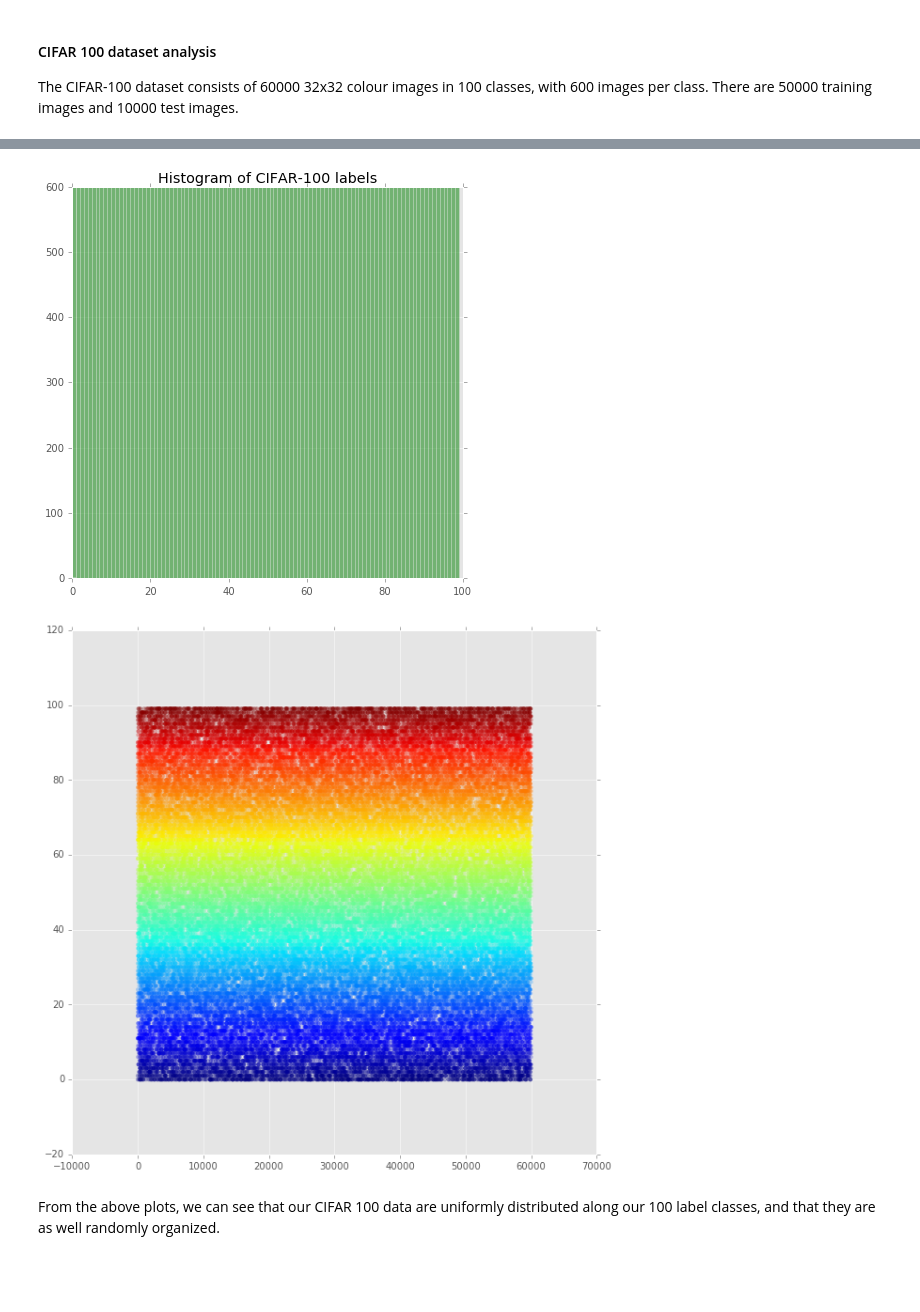
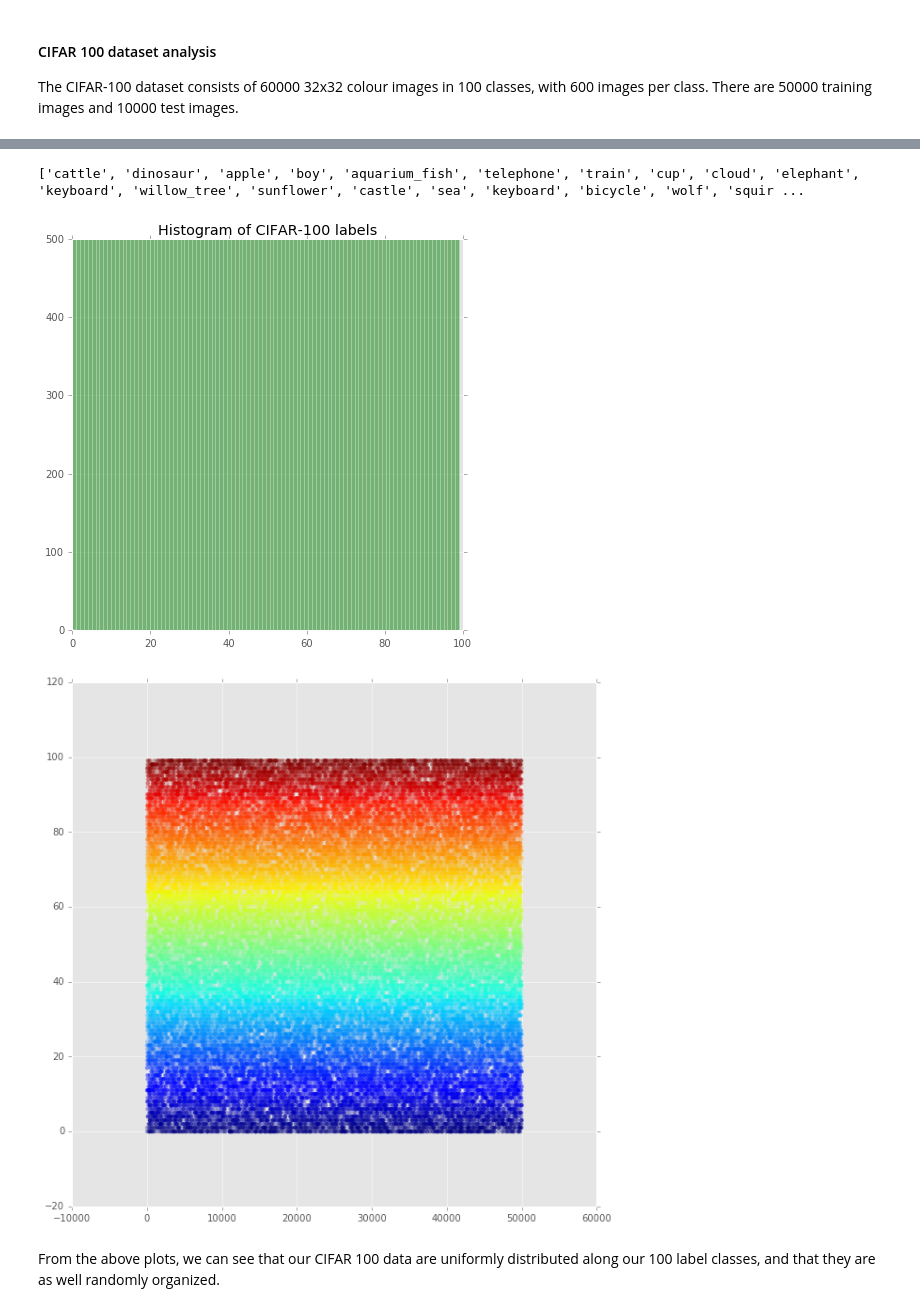
Before and after one commit to miro-ka/convnet_capstone, a Jupyter notebook: project_report.ipynb, the cells around one changed output, grey strips where cells are left out. Saved outputs shown, nothing was run; the diff lists cells and outputs as text; code cells hidden in the pictures; blank space fills up the shorter version.

```diff
--- a/project_report.ipynb
+++ b/project_report.ipynb
@@ -223,25 +223,30 @@ def load_cifar(file):
     #print "imgs_flat:", type(imgs_flat)
     #print "imgs_flat:", imgs_flat.shape
 
-    imgs = [x.reshape(3,32,32).transpose(1,2,0) for x in imgs_flat]
+    #imgs = [x.reshape(3,32,32).transpose(1,2,0) for x in imgs_flat]
     #print "imgs:", type(imgs)
     #print "imgs[]:", type(imgs[5])
 
     labels = dict['fine_labels']
     #print 'number of img elements:', str(len(imgs))
     #print 'number of labels:', str(len(labels))
-    return imgs, labels
+    return imgs_flat, labels
 
 
-label_names = load_label_names('../data/cifar_100/meta')
-X_train, y_train = load_cifar('../data/cifar_100/train')
-X_test, y_test = load_cifar('../data/cifar_100/test')
+label_names = load_label_names('data/meta')
+X_train, y_train = load_cifar('data/train')
+X_test, y_test = load_cifar('data/test')
 
-X_c100 = X_train + X_test
-y_c100 = y_train + y_test
+print "X_train: ", X_train.shape
+print "y_train: ", len(y_train)
+print "X_test: ", X_test.shape
+print "y_test ", len(y_test)
+print 'Total classes:', len(label_names)
+#X_c100 = X_train + X_test
+#y_c100 = y_train + y_test
 
 
-print 'Total classes:', len(label_names)
-print 'Total samples:', len(X_c100)
-print 'Total labels:', len(y_c100)
+
+#print 'Total samples:', len(X_c100)
+#print 'Total labels:', len(y_c100)
 # %% [output]
@@ -265,24 +274,30 @@ Images labels: ['orchid', 'road', 'skunk', 'telephone', 'otter', 'keyboard', 'ot
+# %%
+#print their labels
+labels = [label_names[x] for x in y_train[:100]]
+print labels
+# %% [output]
+['cattle', 'dinosaur', 'apple', 'boy', 'aquarium_fish', 'telephone', 'train', 'cup', 'cloud', 'elephant', 'keyboard', 'willow_tree', 'sunflower', 'castle', 'sea', 'keyboard', 'bicycle', 'wolf', 'squir ...
 # %%
 #print y_train
 plt.figure(figsize=(7, 7))
 
 #bins = np.arange(min(y_c100), max(y_c100))
-plt.hist(y_c100, len(label_names), facecolor='green', alpha=0.5)
+plt.hist(y_train, len(label_names), facecolor='green', alpha=0.5)
 plt.title(r'Histogram of CIFAR-100 labels')
 plt.grid(True)
 plt.show()
 # %% [output]
-[figure, old version]
+[figure, new version]
 # %%
-indxs = [i for i in range(len(y_c100))]
+indxs = [i for i in range(len(y_train))]
 
 plt.figure(figsize=(10, 10))
-plt.scatter(indxs, y_c100, alpha=0.3, edgecolors='none', color=y_c100)
+plt.scatter(indxs, y_train, alpha=0.3, edgecolors='none', color=y_train)
 plt.grid(True)
 
 plt.show()
 # %% [output]
-[figure, old version]
+[figure, new version]
 # %% [markdown]
 From the above plots, we can see that our CIFAR 100 data are uniformly distributed along our 100 label classes, and that they are as well randomly organized.
 # %% [markdown]
```
Also changed, not shown: parts of 4 cells of this notebook.
